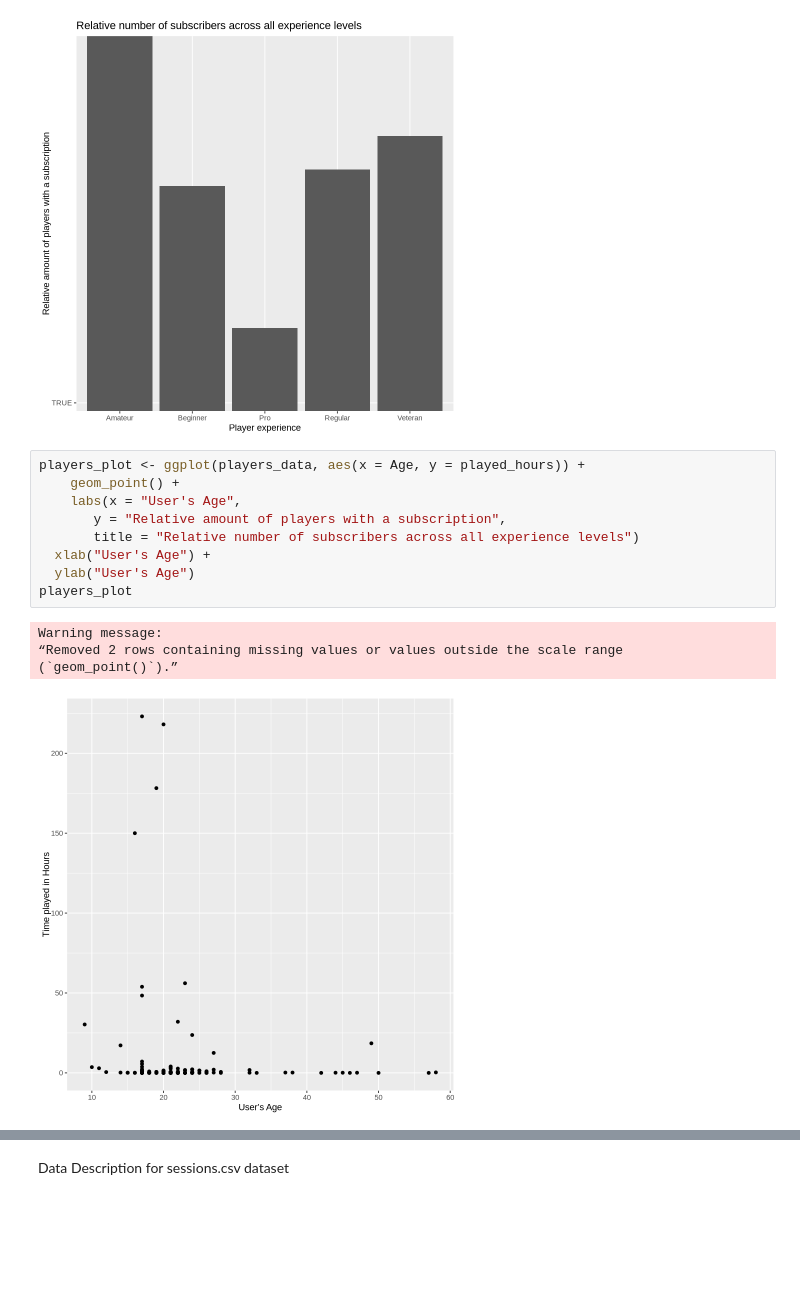
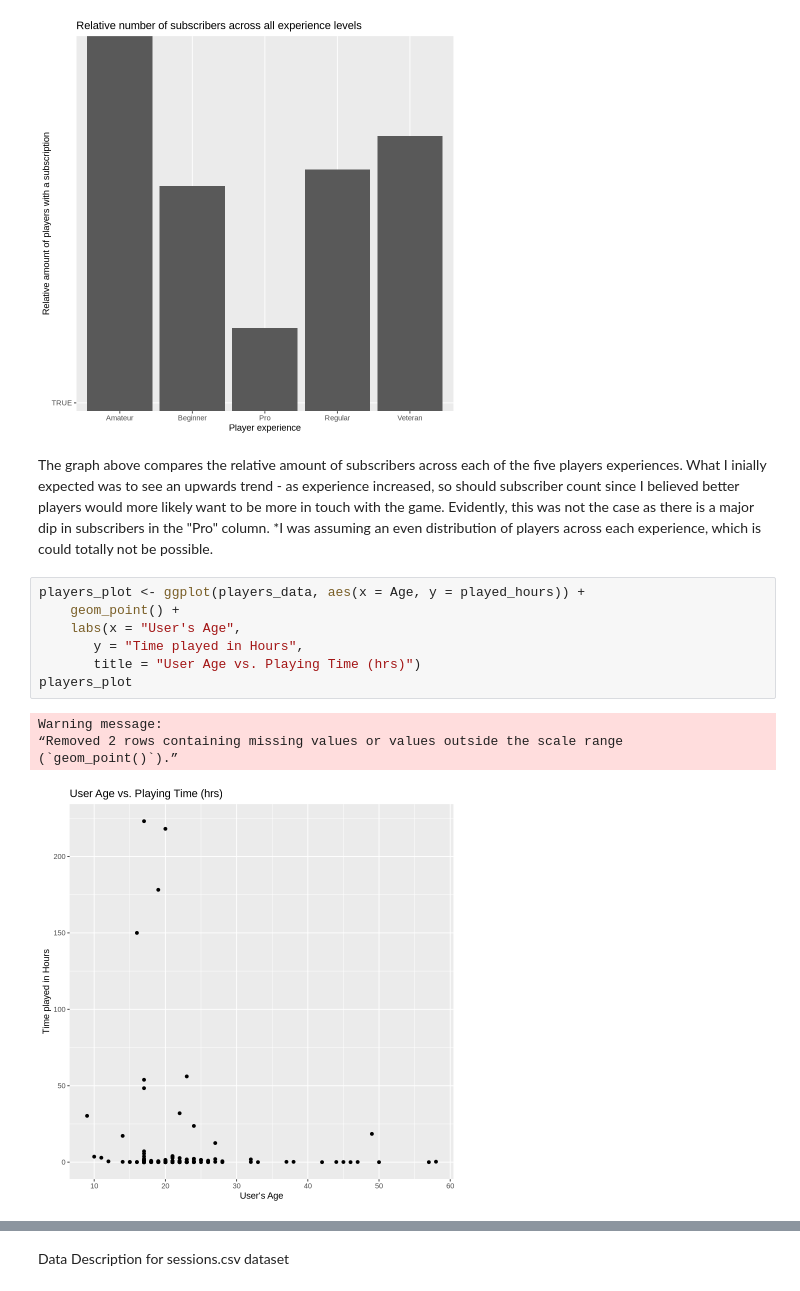
Before and after one commit to Nathan32355/UBC-DSCI-Project-Group-18, a Jupyter notebook: Individual Project Group 18.ipynb, the cells around one changed output, grey strips where cells are left out. Cells and saved outputs as stored; diff of their text form; blank space fills up the shorter version.

```diff
--- a/Individual Project Group 18.ipynb
+++ b/Individual Project Group 18.ipynb
@@ -56,17 +56,18 @@ players_bar <- ggplot(players_true, aes(x = experience, y = subscribe))+
 players_bar
 # %% [output]
 [figure]
+# %% [markdown]
+The graph above compares the relative amount of subscribers across each of the five players experiences. What I inially expected was to see an upwards trend - as experience increased, so should subscriber count since I believed better players would more likely want to be more in touch with the game. Evidently, this was not the case as there is a major dip in subscribers in the "Pro" column.
+*I was assuming an even distribution of players across each experience, which is could totally not be possible.
 # %%
 players_plot <- ggplot(players_data, aes(x = Age, y = played_hours)) +
     geom_point() +
     labs(x = "User's Age",
-       y = "Relative amount of players with a subscription",
-       title = "Relative number of subscribers across all experience levels")
-  xlab("User's Age") +
-  ylab("User's Age")
+       y = "Time played in Hours",
+       title = "User Age vs. Playing Time (hrs)")
 players_plot
 # %% [output]
 Warning message:
 “Removed 2 rows containing missing values or values outside the scale range
 (`geom_point()`).”
-[figure, old version]
+[figure, new version]
```
Also changed, not shown: parts of 3 cells of this notebook.
